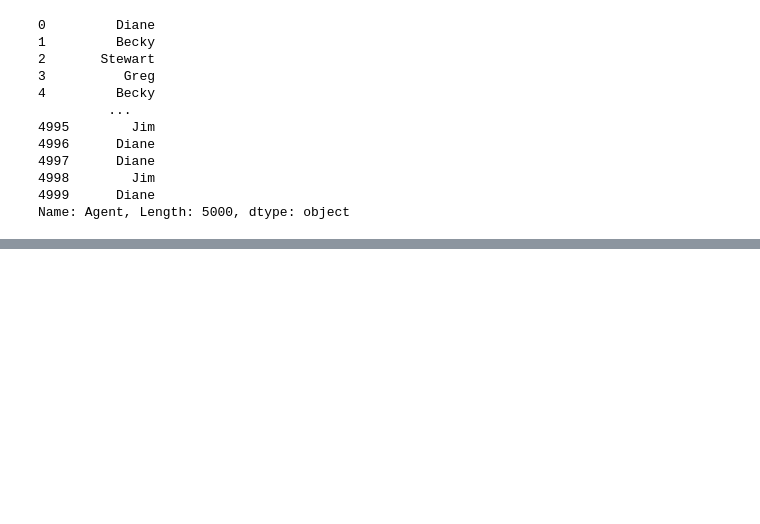
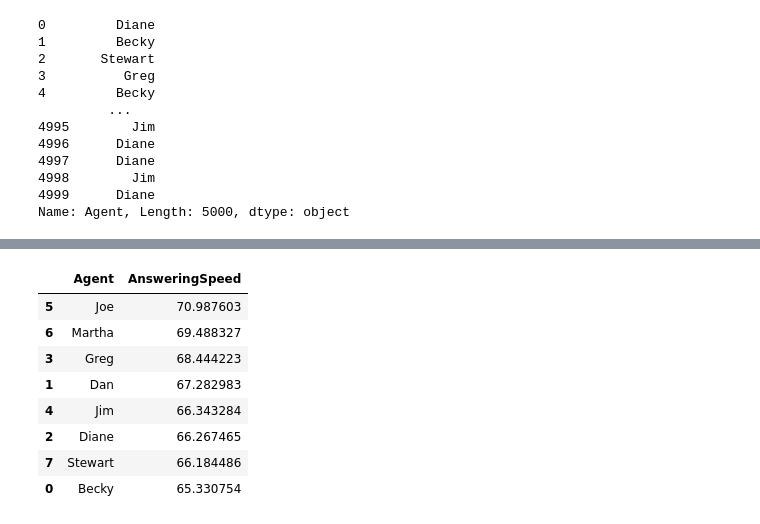
Before and after one commit to naheem3410/PhoneNow, a Jupyter notebook: phonenow.ipynb, the cells around one changed output, grey strips where cells are left out. Cells and saved outputs as stored; diff of their text form; code cells hidden in the pictures; blank space fills up the shorter version.

```diff
--- a/phonenow.ipynb
+++ b/phonenow.ipynb
@@ -451,0 +426,17 @@ The chart shows that Joe, Martha, Greg, and Dan have the highest average answeri
+# %%
+#arrange the data based on agent and obtain the average of the `AnsweringSpeed`
+agent_speed_df = df.groupby(by='Agent')['AnsweringSpeed'].mean()
+#convert it to a dataframe for plotting
+agent_speed_df = agent_speed_df.reset_index()
+agent_speed_df.sort_values(by = ['AnsweringSpeed'], ascending=False, inplace=True)
+agent_speed_df
+# %% [output]
+|  | Agent | AnsweringSpeed |
+| 5 | Joe | 70.987603 |
+| 6 | Martha | 69.488327 |
+| 3 | Greg | 68.444223 |
+| 1 | Dan | 67.282983 |
+| 4 | Jim | 66.343284 |
+| 2 | Diane | 66.267465 |
+| 7 | Stewart | 66.184486 |
+| 0 | Becky | 65.330754 |
```
Also changed, not shown: parts of 9 cells of this notebook.
